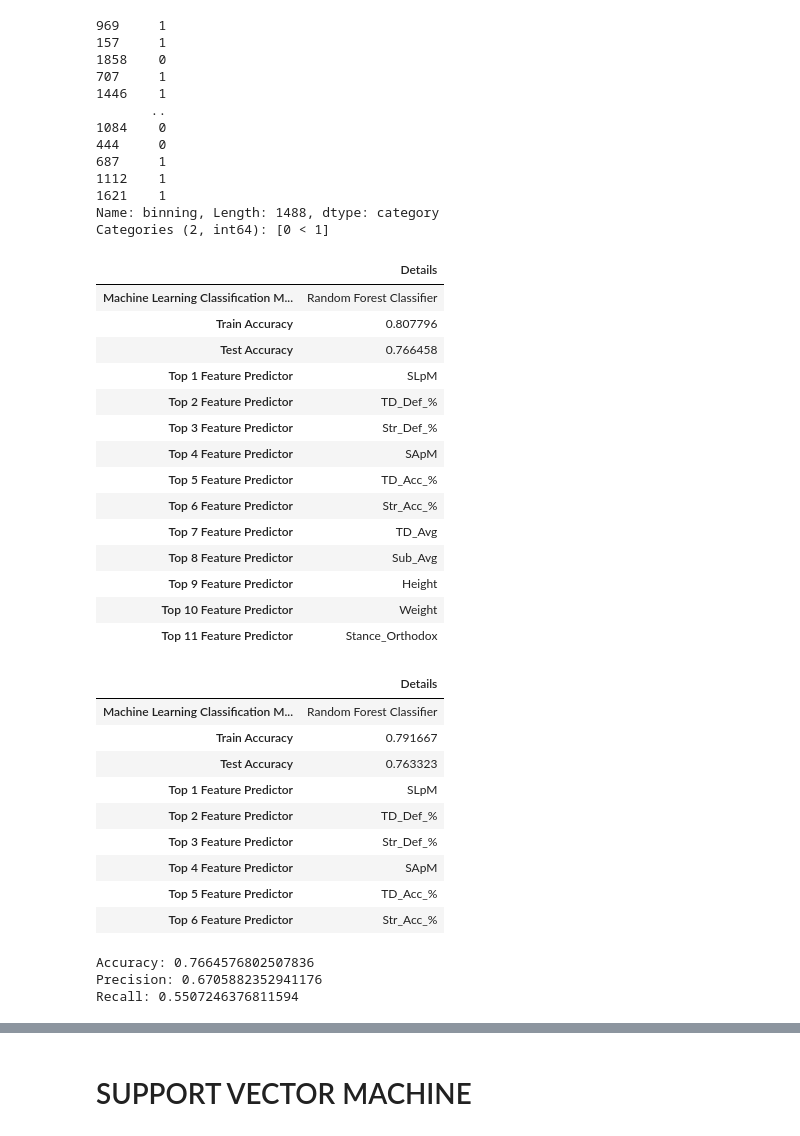
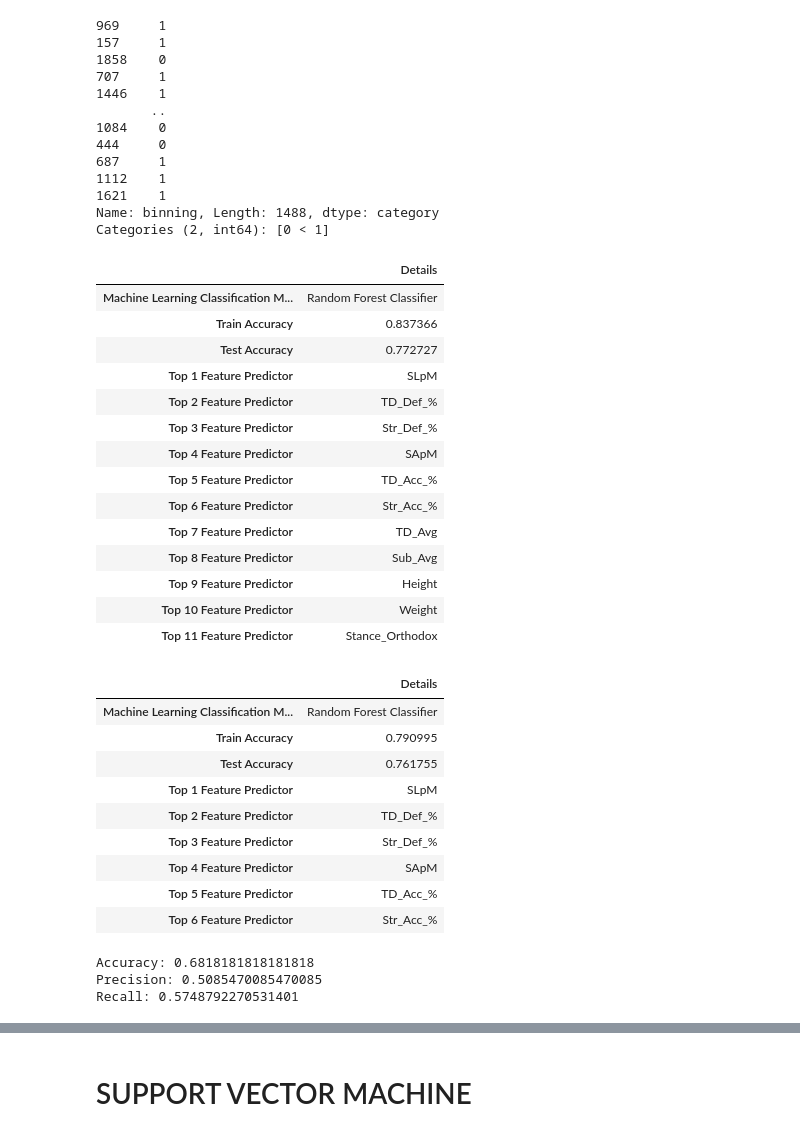
Before and after one commit to CyberJoel1/VelascoJoel_Proyecto_Final, a Jupyter notebook: [NRC_8888] JoelVelasco_ProyectoFinal.ipynb, the cells around one changed output, grey strips where cells are left out. Saved outputs shown, nothing was run; the diff lists cells and outputs as text; code cells hidden in the pictures.

```diff
--- a/[NRC_8888] JoelVelasco_ProyectoFinal.ipynb
+++ b/[NRC_8888] JoelVelasco_ProyectoFinal.ipynb
@@ -387,12 +387,12 @@ fight_inner
 2126 rows × 15 columns
 # %%
 # # the scaler - for standardisation
-from sklearn.preprocessing import StandardScaler
+from sklearn.preprocessing import RobustScaler
 scaled_features = x_train.copy()
 col_names = ['Height','Weight','Str_Acc_%','Str_Def_%',
              'TD_Acc_%','SLpM','SApM','TD_Avg','Sub_Avg','TD_Def_%']
 features = scaled_features[col_names]
-scaler = StandardScaler().fit(features.values)
+scaler = RobustScaler().fit(features.values)
 features = scaler.transform(features.values)
 scaled_features[col_names] = features
 x_train_scaled = pd.DataFrame(scaled_features, columns=x_train.columns)
@@ -532,8 +533,8 @@ Name: binning, Length: 1488, dtype: category
 Categories (2, int64): [0 < 1]
 # %%
 randomforest_model = RandomForestClassifier(criterion='entropy',
-                                            max_depth= 6, max_features= 'auto',
-                                            n_estimators= 500,random_state=2)
+                                            max_depth= 7, max_features= 'auto',
+                                            n_estimators= 200,random_state=2)
 randomforest_model.fit(x_train_scaled, y_train)
 randomforest_score_kfold = randomforest_model.score(x_test_scaled, y_test)
 df = pd.DataFrame()
@@ -552,35 +553,35 @@ df.loc['Machine Learning Classification Method',
 df.loc['Train Accuracy', 'Details'] = randomforest_model.score(x_train_scaled, y_train)
 df.loc['Test Accuracy', 'Details'] = randomforest_model.score(x_test_scaled, y_test)
 feature_importances = x_train_scaled.columns[np.argsort(randomforest_model.feature_importances_)][-11:]
 df.loc['Top 1 Feature Predictor', 'Details'] = feature_importances[10]
 df.loc['Top 2 Feature Predictor', 'Details'] = feature_importances[9]
 df.loc['Top 3 Feature Predictor', 'Details'] = feature_importances[8]
 df.loc['Top 4 Feature Predictor', 'Details'] = feature_importances[7]
 df.loc['Top 5 Feature Predictor', 'Details'] = feature_importances[6]
 df.loc['Top 6 Feature Predictor', 'Details'] = feature_importances[5]
 df.loc['Top 7 Feature Predictor', 'Details'] = feature_importances[4]
 df.loc['Top 8 Feature Predictor', 'Details'] = feature_importances[3]
 df.loc['Top 9 Feature Predictor', 'Details'] = feature_importances[2]
 df.loc['Top 10 Feature Predictor', 'Details'] = feature_importances[1]
 df.loc['Top 11 Feature Predictor', 'Details'] = feature_importances[0]
 
 display(df)
 
 
 
 x_test_scaled=x_test_scaled[[feature_importances[9],feature_importances[10]
                             ,feature_importances[7],feature_importances[8]
                             ,feature_importances[6],feature_importances[5]
                              ,feature_importances[4]]]
 x_train_scaled=x_train_scaled[[feature_importances[9],feature_importances[10]
                             ,feature_importances[7],feature_importances[8]
                             ,feature_importances[6],feature_importances[5]
                              ,feature_importances[4]]]
 # %% [output]
 |  | Details |
 | Machine Learning Classification M... | Random Forest Classifier |
-| Train Accuracy | 0.807796 |
-| Test Accuracy | 0.766458 |
+| Train Accuracy | 0.837366 |
+| Test Accuracy | 0.772727 |
 | Top 1 Feature Predictor | SLpM |
 | Top 2 Feature Predictor | TD_Def_% |
 | Top 3 Feature Predictor | Str_Def_% |
@@ -625,17 +626,17 @@ showMetric(y_test,y_pred)
 # %% [output]
 |  | Details |
 | Machine Learning Classification M... | Random Forest Classifier |
-| Train Accuracy | 0.791667 |
-| Test Accuracy | 0.763323 |
+| Train Accuracy | 0.790995 |
+| Test Accuracy | 0.761755 |
 | Top 1 Feature Predictor | SLpM |
 | Top 2 Feature Predictor | TD_Def_% |
 | Top 3 Feature Predictor | Str_Def_% |
 | Top 4 Feature Predictor | SApM |
 | Top 5 Feature Predictor | TD_Acc_% |
 | Top 6 Feature Predictor | Str_Acc_% |
-Accuracy: 0.7664576802507836
-Precision: 0.6705882352941176
-Recall: 0.5507246376811594
+Accuracy: 0.6818181818181818
+Precision: 0.5085470085470085
+Recall: 0.5748792270531401
 # %%
 y_pred_quant = randomforest_model2.predict_proba(x_test_scaled)[:, 1]
 y_pred_quant2 = randomforest_model2.predict_proba(x_test_scaled)[:, 0]
```
Also changed, not shown: parts of 20 cells of this notebook.
